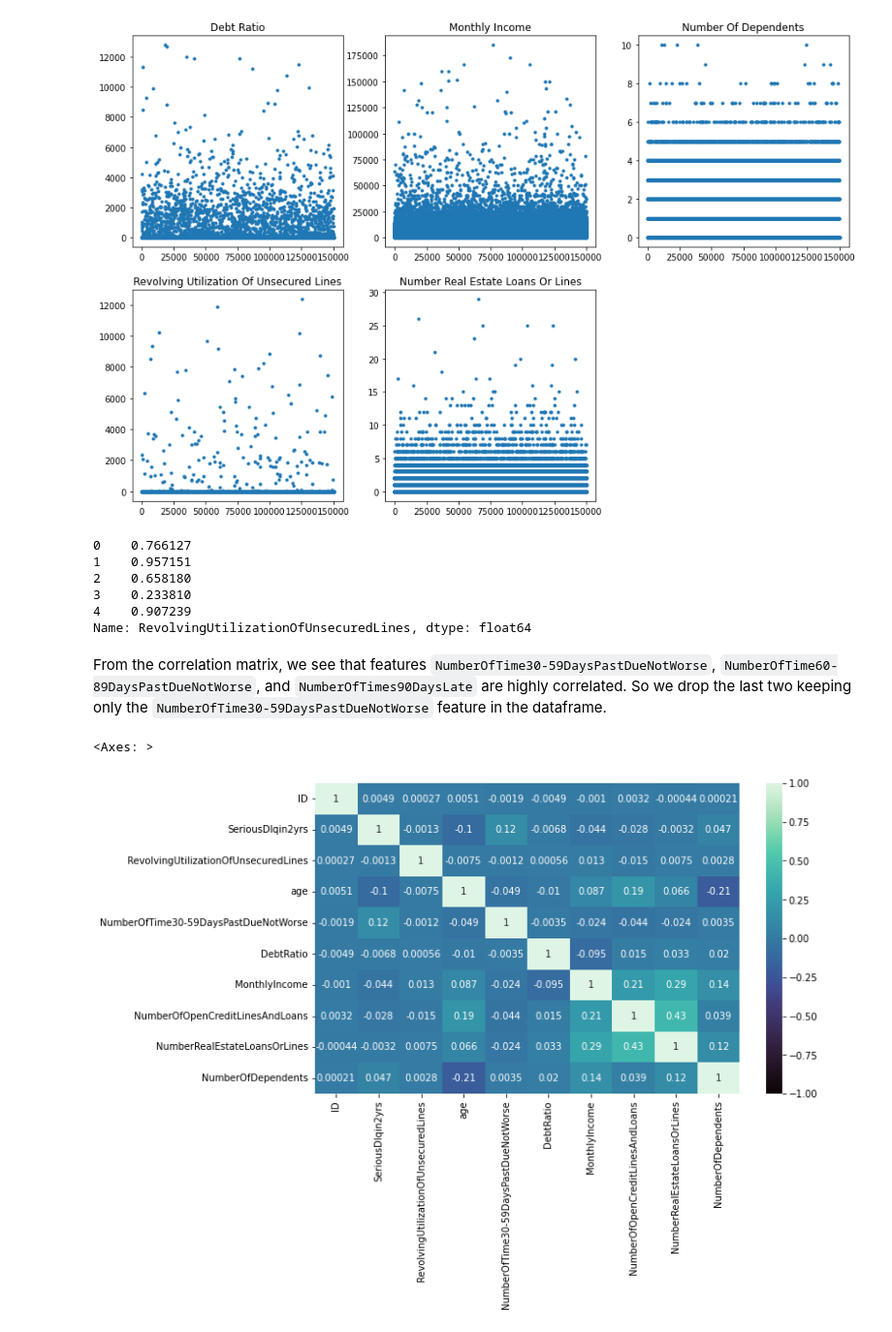
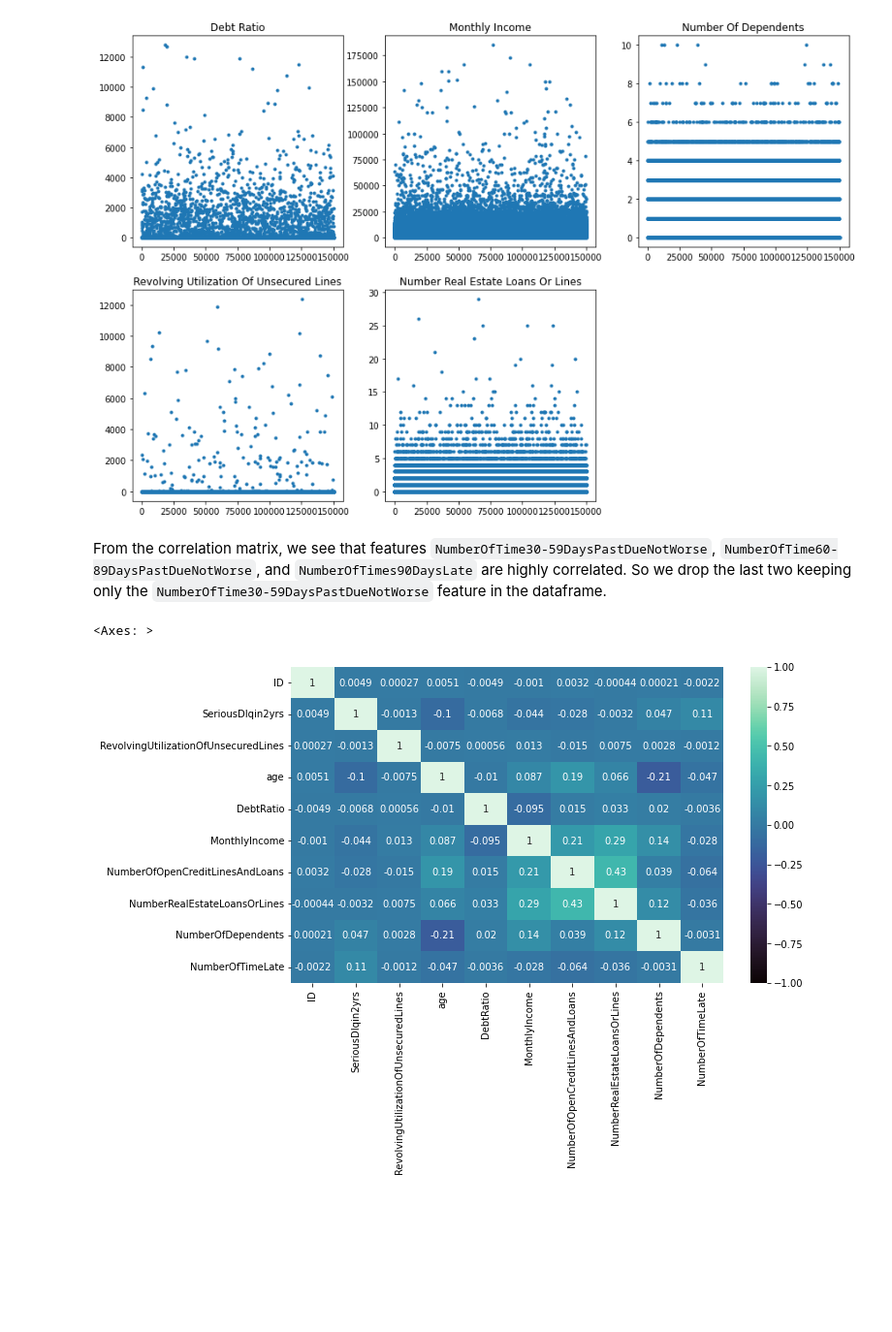
Before and after one commit to tanujmath/CreditGuard, a Jupyter notebook: data-cleaning.ipynb, the cells around one changed output. Shown at 97% size. Drawn from its saved outputs; the diff is of its cells as text; code cells hidden in the pictures; blank space fills up the shorter version.

```diff
--- a/data-cleaning.ipynb
+++ b/data-cleaning.ipynb
@@ -195,28 +186,23 @@ ax5.set_title('Number Real Estate Loans Or Lines')
 # %% [output]
 Text(0.5, 1.0, 'Number Real Estate Loans Or Lines')
 [figure]
-# %%
-df['RevolvingUtilizationOfUnsecuredLines'].head()
-# %% [output]
-0    0.766127
-1    0.957151
-2    0.658180
-3    0.233810
-4    0.907239
-Name: RevolvingUtilizationOfUnsecuredLines, dtype: float64
 # %% [markdown]
 From the correlation matrix, we see that features `NumberOfTime30-59DaysPastDueNotWorse`, `NumberOfTime60-89DaysPastDueNotWorse`, and `NumberOfTimes90DaysLate` are highly correlated. So we drop the last two keeping only the `NumberOfTime30-59DaysPastDueNotWorse` feature in the dataframe.
 # %%
-df = df.drop([ 'NumberOfTime60-89DaysPastDueNotWorse', 'NumberOfTimes90DaysLate'], axis = 1)
+df['NumberOfTimeLate'] = df['NumberOfTime30-59DaysPastDueNotWorse'] + 2*df['NumberOfTime60-89DaysPastDueNotWorse'] + 3*df['NumberOfTimes90DaysLate']
+df['NumberOfTimeLate'] = df['NumberOfTimeLate']/6
+
+df = df.drop(['NumberOfTime30-59DaysPastDueNotWorse','NumberOfTime60-89DaysPastDueNotWorse', 'NumberOfTimes90DaysLate'], axis = 1)
+
 
 # Computing correlations again
 corr = df.corr()
 
 plt.figure(figsize=(10, 6))
 sns.heatmap(corr, annot=True, vmin=-1.0, cmap="mako")
 # %% [output]
 <Axes: >
-[figure, old version]
+[figure, new version]
 # %%
 df.to_csv('./cs-training-new.csv',index=False)
 # %%
```
Also changed, not shown: parts of 4 cells of this notebook, 1 other file.
